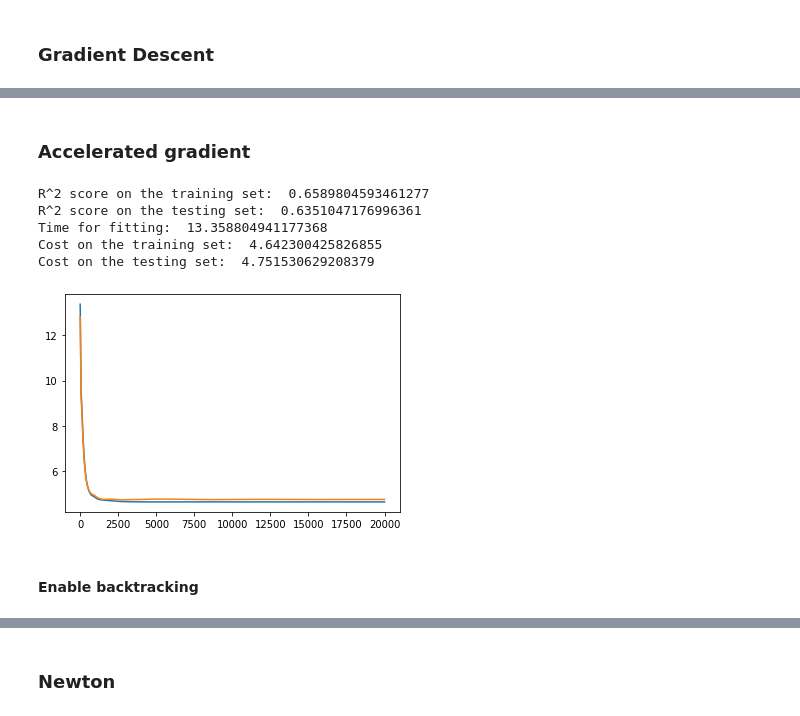
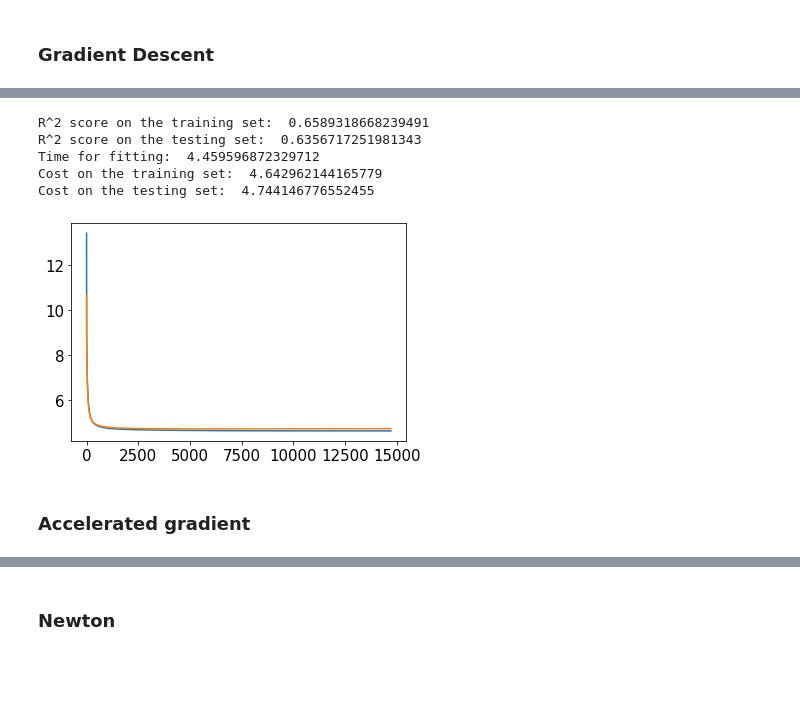
Before and after one commit to hungvm2/advance_optimization, a Jupyter notebook: Bai tap 3.ipynb, the cells around one changed output, grey strips where cells are left out. Cells and saved outputs as stored; diff of their text form; code cells hidden in the pictures; blank space fills up the shorter version.

```diff
--- a/Bai tap 3.ipynb
+++ b/Bai tap 3.ipynb
@@ -190,3 +201,12 @@ Cost on the testing set:  4.744147268677879
+# %%
+conclusion(lreg_with_gd)
+# %% [output]
+R^2 score on the training set:  0.6589318668239491
+R^2 score on the testing set:  0.6356717251981343
+Time for fitting:  4.459596872329712
+Cost on the training set:  4.642962144165779
+Cost on the testing set:  4.744146776552455
+[figure, added]
 # %% [markdown]
 ### Accelerated gradient
 # %%
@@ -253,14 +269 @@ def accelerated_gradient_descent(X_train, y_train, X_test, y_test, m):
     return params
-# %%
-lreg_with_acce_gd = LinearRegression(accelerated_gradient_descent, step_size=10e-4, steps=20000, benchmark_enabled=True, beta=0.9, backtracking_enabled=False, tol=10e-4, early_stopping_enabled=False)
-lreg_with_acce_gd.fit(X_train,y_train, X_test, y_test)
-conclusion(lreg_with_acce_gd)
-# %% [output]
-R^2 score on the training set:  0.6589804593461277
-R^2 score on the testing set:  0.6351047176996361
-Time for fitting:  13.358804941177368
-Cost on the training set:  4.642300425826855
-Cost on the testing set:  4.751530629208379
-[figure, removed]
-# %% [markdown]
-#### Enable backtracking
```
Also changed, not shown: parts of 34 cells of this notebook.
